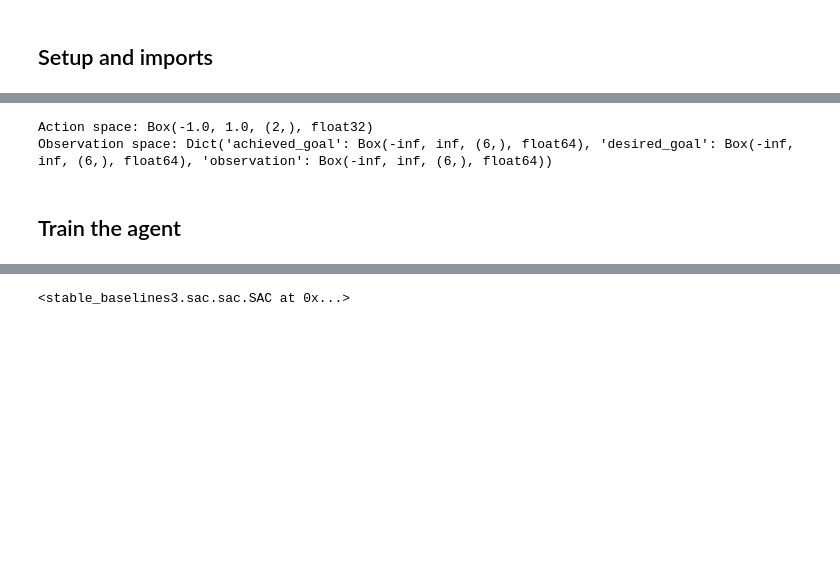
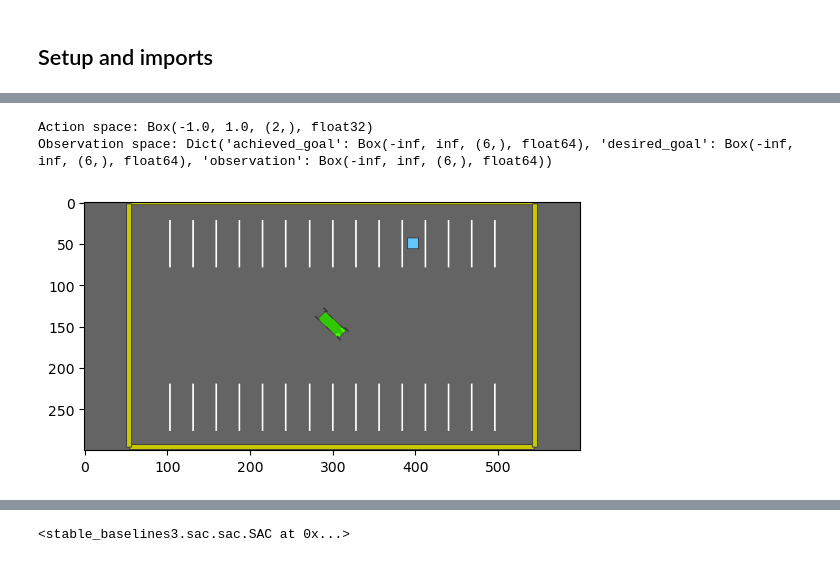
Before and after one commit to Wanadou/RL_project, a Jupyter notebook: parking/parking_stable_baselines.ipynb, the cells around one changed output, grey strips where cells are left out. Saved outputs shown, nothing was run; the diff lists cells and outputs as text; code cells hidden in the pictures; blank space fills up the shorter version.

```diff
--- a/parking/parking_stable_baselines.ipynb
+++ b/parking/parking_stable_baselines.ipynb
@@ -36,14 +37,13 @@ EnvSpec(id='parking-v0', entry_point='highway_env.envs:ParkingEnv', reward_thres
 # %%
 action_space = env.action_space
 observation_space = env.observation_space
 
 print(f"Action space: {action_space}")
 print(f"Observation space: {observation_space}")
 
-# plt.imshow(env.render())
-# plt.show()
+plt.imshow(env.render())
+plt.show()
 # %% [output]
 Action space: Box(-1.0, 1.0, (2,), float32)
 Observation space: Dict('achieved_goal': Box(-inf, inf, (6,), float64), 'desired_goal': Box(-inf, inf, (6,), float64), 'observation': Box(-inf, inf, (6,), float64))
+[figure, added]
-# %% [markdown]
-## Train the agent
```
Also changed, not shown: parts of 19 cells of this notebook, 37 other files.
